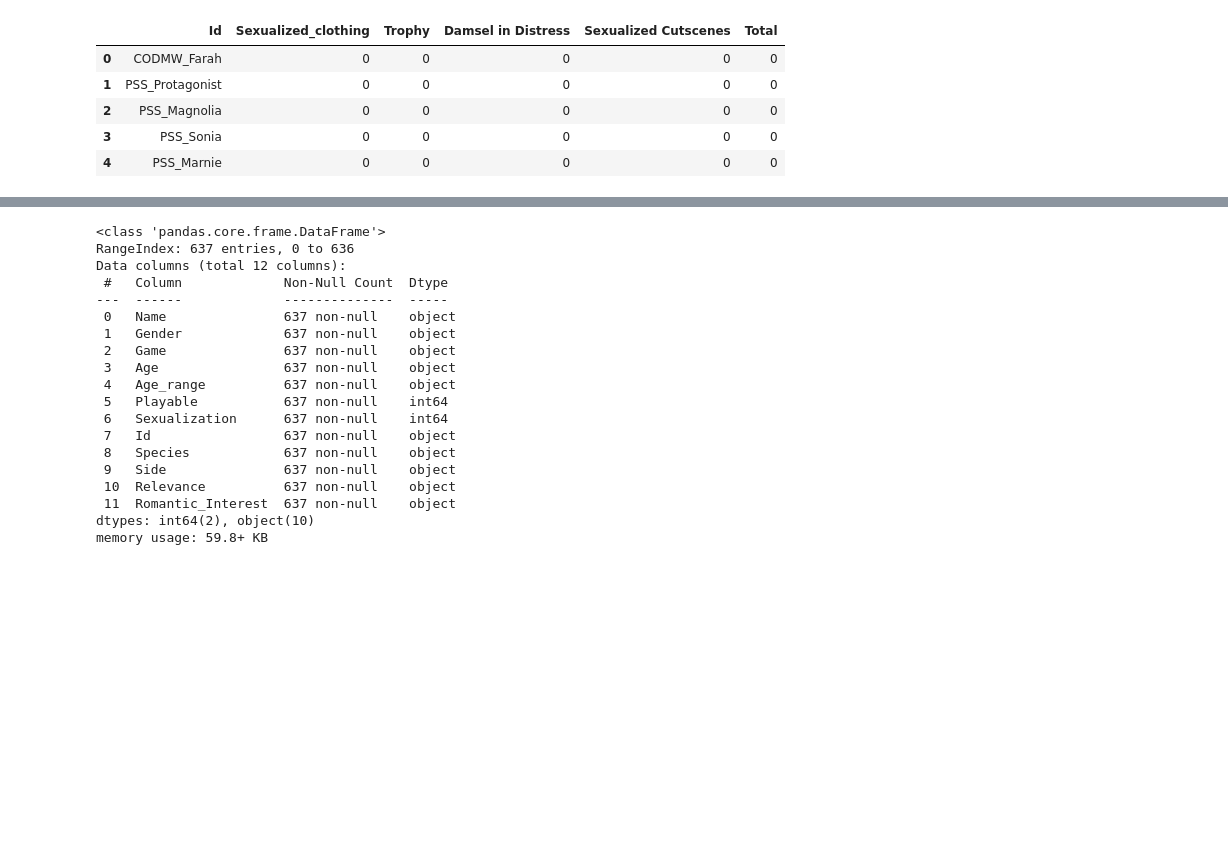
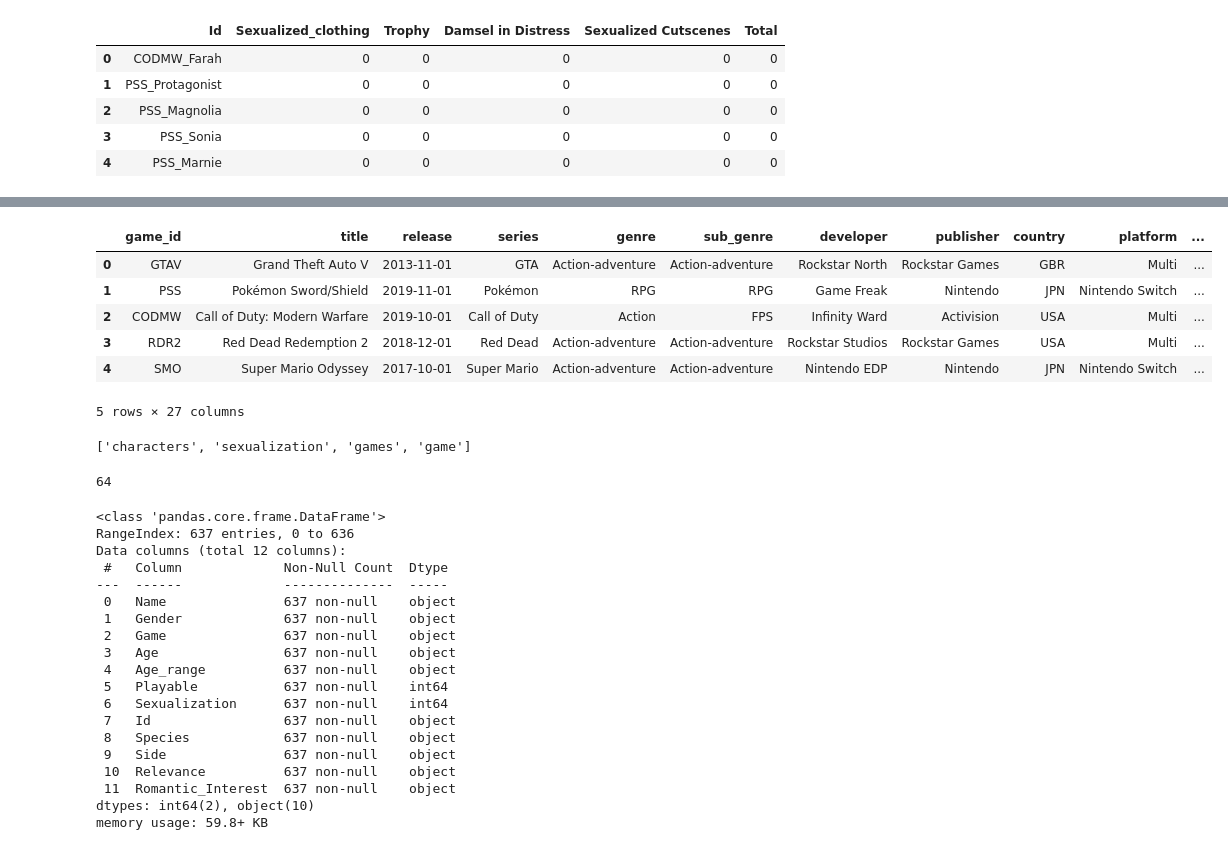
Before and after one commit to fbrowther/Pharmaceutical-Spending-Trend-by-OECD-Countries-Multipage-Plotly-Dash-Web-Application, a Jupyter notebook: Prerna.ipynb, the cells around one changed output, grey strips where cells are left out. Saved outputs shown, nothing was run; the diff lists cells and outputs as text; code cells hidden in the pictures; blank space fills up the shorter version.

```diff
--- a/Prerna.ipynb
+++ b/Prerna.ipynb
@@ -65,0 +102,20 @@ memory usage: 14.1+ KB
+# %%
+#renaming columns with charlottes's help to suit sequel database
+fix_data_game=game.rename(columns= {'Game_Id': 'game_id', 'Title': 'title', 'Release': 'release', 'Series': 'series',
+                                             'Genre': 'genre', 'Sub-genre': 'sub_genre', 'Developer': 'developer', 'Publisher': 'publisher',
+                                             'Country': 'country', 'Platform': 'platform', 'PEGI': 'pegi', 'Customizable_main': 'customizable_main',
+                                             'Protagonist': 'protagonist', 'Protagonist_Non_Male': 'protagonist_non_male', 'Relevant_males': 'relevant_males',
+                                            'Relevant_no_males':'relevant_no_males',
+                                             'Percentage_non_male': 'percentage_non_male', 'Criteria': 'criteria', 'Director': 'director', 'Total_team': 'total_team',
+                                             'female_team': 'female_team','Team_percentage': 'team_percentage','Metacritic ':'metacritic', 'Destructoid': 'destructoid',
+                                             'IGN': 'ign', 'GameSpot': 'gamespot' ,'Avg_Reviews': 'avg_reviews'})
+# %%
+fix_data_game.head()
+# %% [output]
+|  | game_id | title | release | series | genre | sub_genre | developer | publisher | country | platform | ... |
+| 0 | GTAV | Grand Theft Auto V | 2013-11-01 | GTA | Action-adventure | Action-adventure | Rockstar North | Rockstar Games | GBR | Multi | ... |
+| 1 | PSS | Pokémon Sword/Shield | 2019-11-01 | Pokémon | RPG | RPG | Game Freak | Nintendo | JPN | Nintendo Switch | ... |
+| 2 | CODMW | Call of Duty: Modern Warfare | 2019-10-01 | Call of Duty | Action | FPS | Infinity Ward | Activision | USA | Multi | ... |
+| 3 | RDR2 | Red Dead Redemption 2 | 2018-12-01 | Red Dead | Action-adventure | Action-adventure | Rockstar Studios | Rockstar Games | USA | Multi | ... |
+| 4 | SMO | Super Mario Odyssey | 2017-10-01 | Super Mario | Action-adventure | Action-adventure | Nintendo EDP | Nintendo | JPN | Nintendo Switch | ... |
+5 rows × 27 columns
@@ -66,3 +125,11 @@ memory usage: 14.1+ KB
+# %%
+engine.table_names()
+# %% [output]
+['characters', 'sexualization', 'games', 'game']
+# %%
+fix_data_game.to_sql(name='games', con=engine, if_exists='append', index=False)
+# %% [output]
+64
 # %%
 character.info ()
 #adjust data types
```
Also changed, not shown: parts of 10 cells of this notebook, 1 other file.
